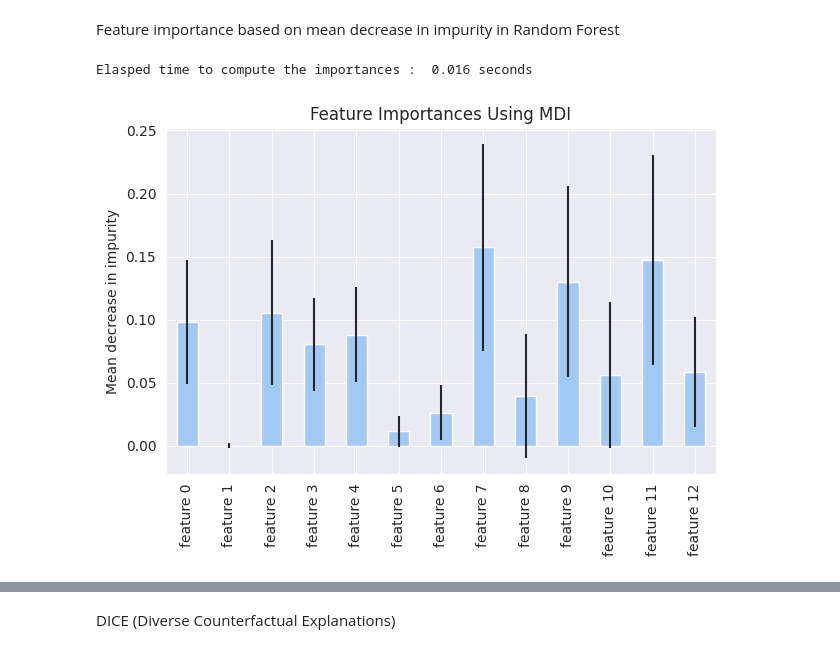
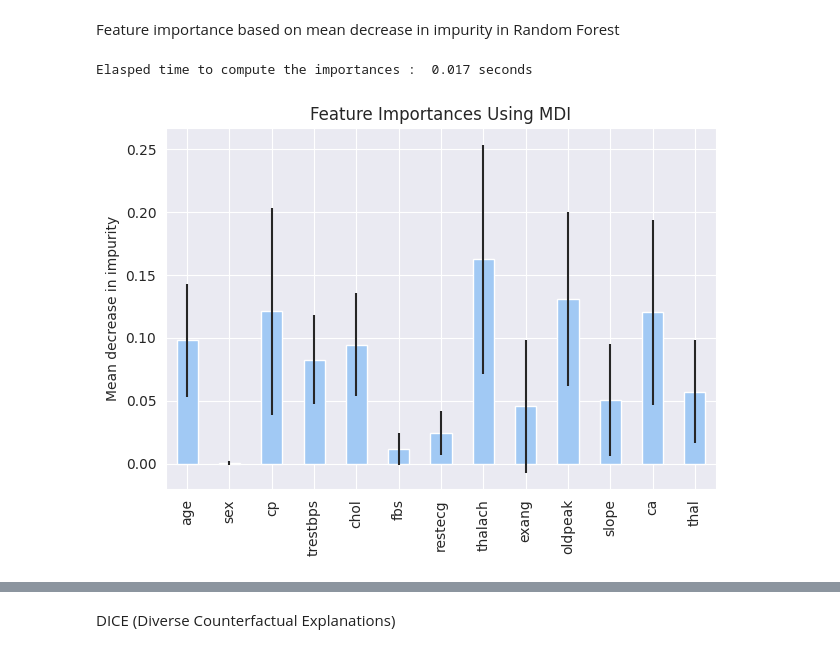
Before and after one commit to Lasya-2002/Heart_Health_Prediction-, a Jupyter notebook: XAI_heart_health_prediction.ipynb, the cells around one changed output, grey strips where cells are left out. Cells and saved outputs as stored; diff of their text form; code cells hidden in the pictures.

```diff
--- a/XAI_heart_health_prediction.ipynb
+++ b/XAI_heart_health_prediction.ipynb
@@ -119,7 +119,7 @@ Feature Scaling
 from sklearn.preprocessing import MinMaxScaler
 sc=MinMaxScaler()
 scaled=sc.fit_transform(df)
-df_scaled=pd.DataFrame(scaled)
+df_scaled=pd.DataFrame(scaled,columns=df.columns)
 # %%
 x=df_scaled.iloc[:,:-1]
 y=df_scaled.iloc[:,-1]
@@ -128,16 +125,0 @@ Feature Transformation
-# %%
-from sklearn.decomposition import PCA
-nums = np.arange(12)
-var_ratio = []
-for num in nums:
-  pca = PCA(n_components=num)
-  pca.fit(x)
-  var_ratio.append(np.sum(pca.explained_variance_ratio_))
-
-plt.figure(figsize=(4,2),dpi=150)
-plt.grid()
-plt.plot(nums,var_ratio,marker='o')
-plt.xlabel('n_components')
-plt.ylabel('Explained variance ratio')
-plt.title('n_components vs. Explained Variance Ratio')
-plt.show()
@@ -581,17 +372,17 @@ std=np.std([tree.feature_importances_ for tree in rf.estimators_],axis=0)
 elasped_time=time.time()-start_time
 print(f'Elasped time to compute the importances : {elasped_time: .3f} seconds')
 # %% [output]
-Elasped time to compute the importances :  0.016 seconds
+Elasped time to compute the importances :  0.017 seconds
 # %%
-forest_importances=pd.Series(importances,index=feature_names)
+forest_importances=pd.Series(importances,index=x_test.columns)
 fig,ax=plt.subplots()
 forest_importances.plot.bar(yerr=std,ax=ax)
 ax.set_title("Feature Importances Using MDI")
 ax.set_ylabel('Mean decrease in impurity')
 fig.tight_layout()
 plt.show()
 # %% [output]
-[figure, old version]
+[figure, new version]
 # %%
 %pip install dice-ml shap
 # %% [output]
```
Also changed, not shown: parts of 46 cells of this notebook, 2 other files.
